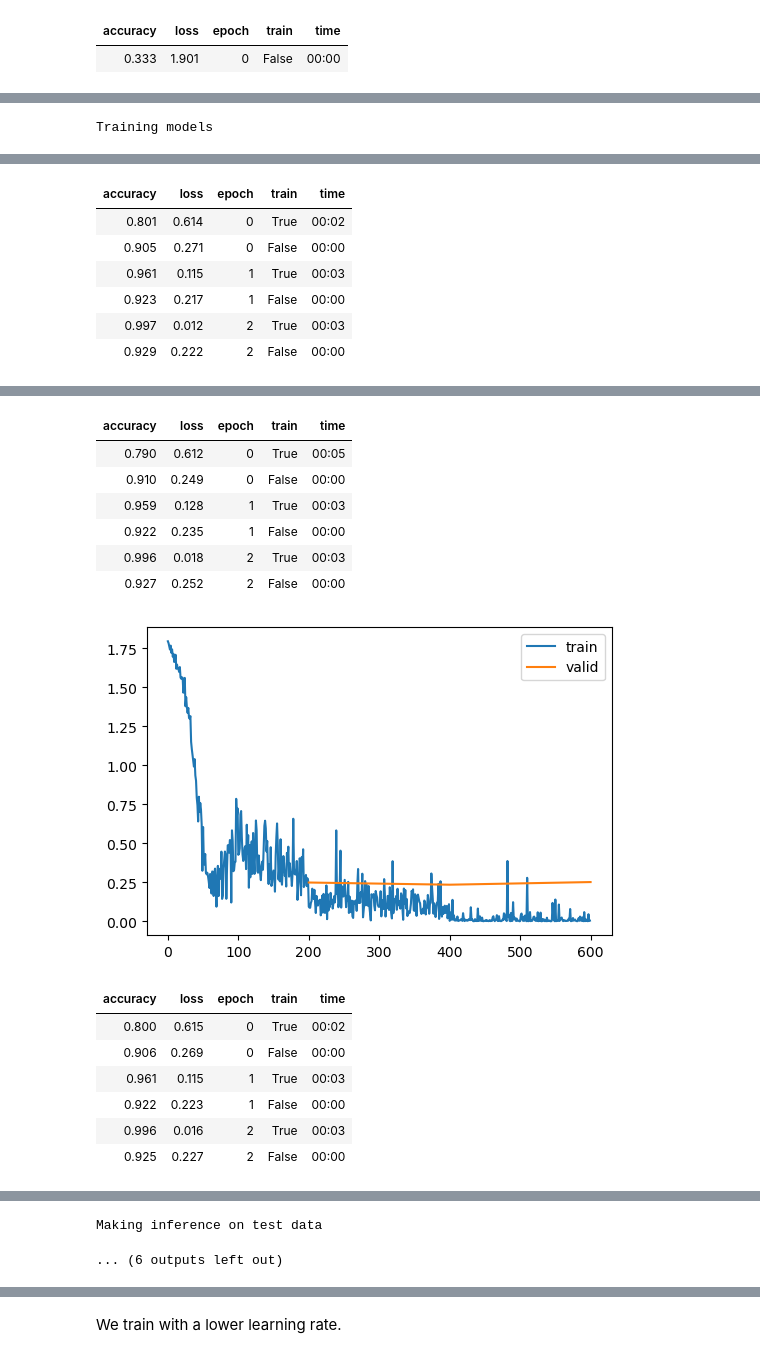
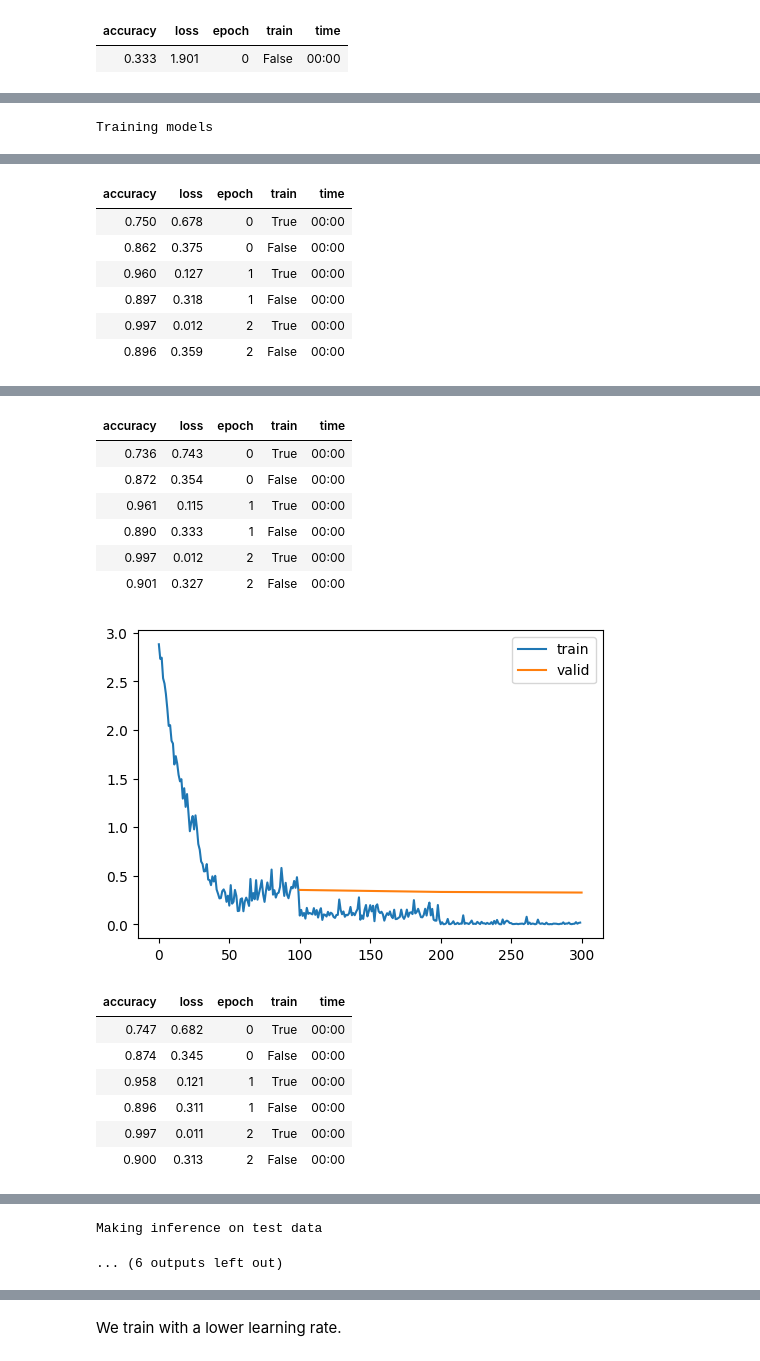
Before and after one commit to galopyz/hprc, a Jupyter notebook: circadian7.ipynb, the cells around one changed output, grey strips where cells are left out. Cells and saved outputs as stored; diff of their text form; code cells hidden in the pictures.

```diff
--- a/circadian7.ipynb
+++ b/circadian7.ipynb
@@ -49,6 +51,6 @@ from torch import tensor,nn,optim
 # %%
 import os
-path = Path(os.path.expandvars('$SCRATCH/data/circadian'))
+path = Path('data')
 # %% [markdown]
 ## Data
 # %%
@@ -100,12 +112,14 @@ trn_dep,val_dep = t_dep[trn_split],t_dep[val_split]
 # %% [markdown]
 Pretty much the same as the previous approach with bulk data as the test data.
 # %%
-trn_dl = DataLoader(list(zip(trn_indep, trn_dep)), batch_size=64, shuffle=True)
-val_dl = DataLoader(list(zip(val_indep, val_dep)), batch_size=64, shuffle=False)
+bs = 128
+
+trn_dl = DataLoader(list(zip(trn_indep, trn_dep)), batch_size=bs, shuffle=True, num_workers=4)
+val_dl = DataLoader(list(zip(val_indep, val_dep)), batch_size=bs, shuffle=False, num_workers=4)
 dls = DataLoaders(trn_dl, val_dl)
 dt = dls.train
 # %%
-tst_dl = DataLoader(list(zip(tst_indep, tst_dep)), shuffle=False)
+tst_dl = DataLoader(list(zip(tst_indep, tst_dep)), shuffle=False, num_workers=4)
 # %%
 metrics = MetricsCB(accuracy=MulticlassAccuracy(device='cpu'))
 astats = ActivationStats(nn.ReLU)
@@ -396,10 +404,8 @@ Making inference on test data
 ... (6 outputs left out)
 # %%
 lr, epochs = 6e-3, 3
-tmax = epochs * len(dls.train)
-sched = partial(lr_scheduler.OneCycleLR, max_lr=lr, total_steps=tmax)
-xtra = [BatchSchedCB(sched)]
-ensemble_model(nlearn, epochs=epochs, lr=lr, cbs=cbs+xtra, opt_func=optim.AdamW)
+xtra = [get_sched(epochs, lr, dls)]
+ensemble_model(nlearn, get_model, epochs=epochs, lr=lr, cbs=cbs+xtra, opt_func=optim.AdamW)
 # %% [output]
 Training models
 | accuracy | loss | epoch | train | time |
@@ -413,7 +419,7 @@ Training models
 | accuracy | loss | epoch | train | time |
-| 0.801 | 0.614 | 0 | True | 00:02 |
-| 0.905 | 0.271 | 0 | False | 00:00 |
-| 0.961 | 0.115 | 1 | True | 00:03 |
-| 0.923 | 0.217 | 1 | False | 00:00 |
-| 0.997 | 0.012 | 2 | True | 00:03 |
-| 0.929 | 0.222 | 2 | False | 00:00 |
+| 0.750 | 0.678 | 0 | True | 00:00 |
+| 0.862 | 0.375 | 0 | False | 00:00 |
+| 0.960 | 0.127 | 1 | True | 00:00 |
+| 0.897 | 0.318 | 1 | False | 00:00 |
+| 0.997 | 0.012 | 2 | True | 00:00 |
+| 0.896 | 0.359 | 2 | False | 00:00 |
@@ -421,15 +427,15 @@ Training models
 | accuracy | loss | epoch | train | time |
-| 0.790 | 0.612 | 0 | True | 00:05 |
-| 0.910 | 0.249 | 0 | False | 00:00 |
-| 0.959 | 0.128 | 1 | True | 00:03 |
-| 0.922 | 0.235 | 1 | False | 00:00 |
-| 0.996 | 0.018 | 2 | True | 00:03 |
-| 0.927 | 0.252 | 2 | False | 00:00 |
+| 0.736 | 0.743 | 0 | True | 00:00 |
+| 0.872 | 0.354 | 0 | False | 00:00 |
+| 0.961 | 0.115 | 1 | True | 00:00 |
+| 0.890 | 0.333 | 1 | False | 00:00 |
+| 0.997 | 0.012 | 2 | True | 00:00 |
+| 0.901 | 0.327 | 2 | False | 00:00 |
-[figure, old version]
+[figure, new version]
 | accuracy | loss | epoch | train | time |
-| 0.800 | 0.615 | 0 | True | 00:02 |
-| 0.906 | 0.269 | 0 | False | 00:00 |
-| 0.961 | 0.115 | 1 | True | 00:03 |
-| 0.922 | 0.223 | 1 | False | 00:00 |
-| 0.996 | 0.016 | 2 | True | 00:03 |
-| 0.925 | 0.227 | 2 | False | 00:00 |
+| 0.747 | 0.682 | 0 | True | 00:00 |
+| 0.874 | 0.345 | 0 | False | 00:00 |
+| 0.958 | 0.121 | 1 | True | 00:00 |
+| 0.896 | 0.311 | 1 | False | 00:00 |
+| 0.997 | 0.011 | 2 | True | 00:00 |
+| 0.900 | 0.313 | 2 | False | 00:00 |
```
Also changed, not shown: parts of 35 cells of this notebook, 1 other file.
